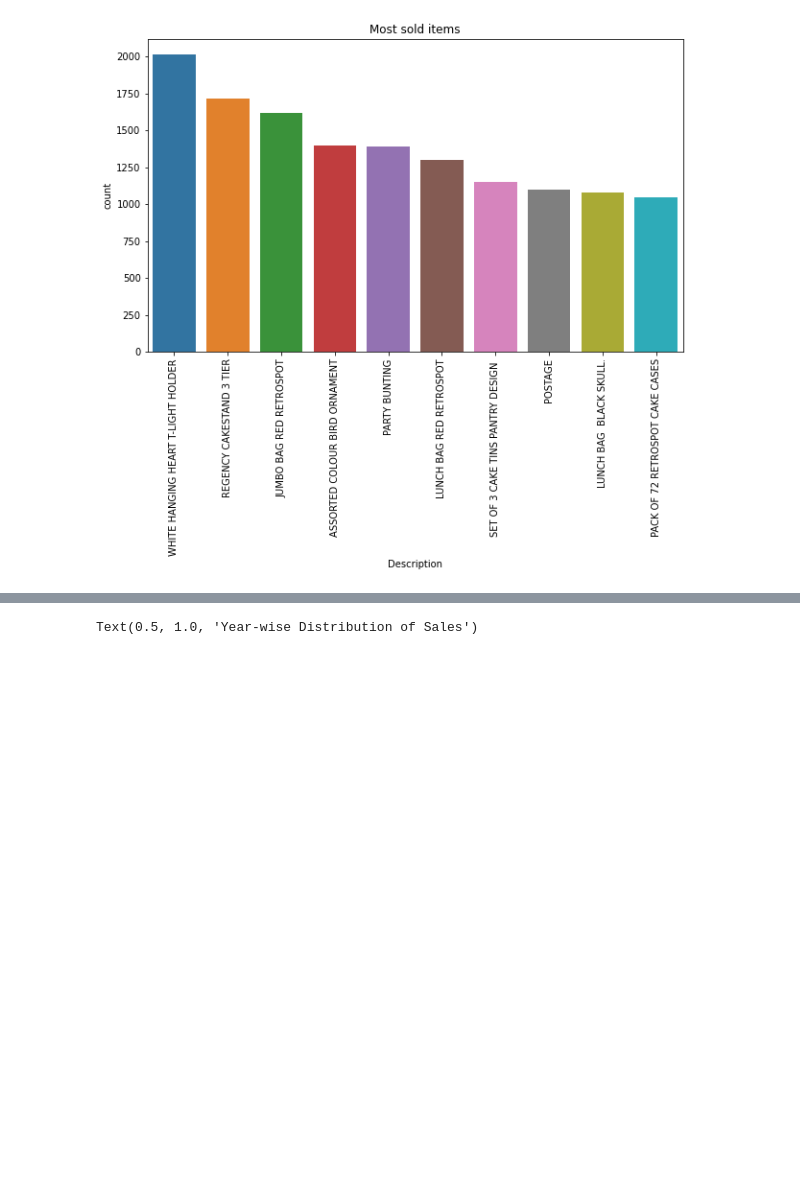
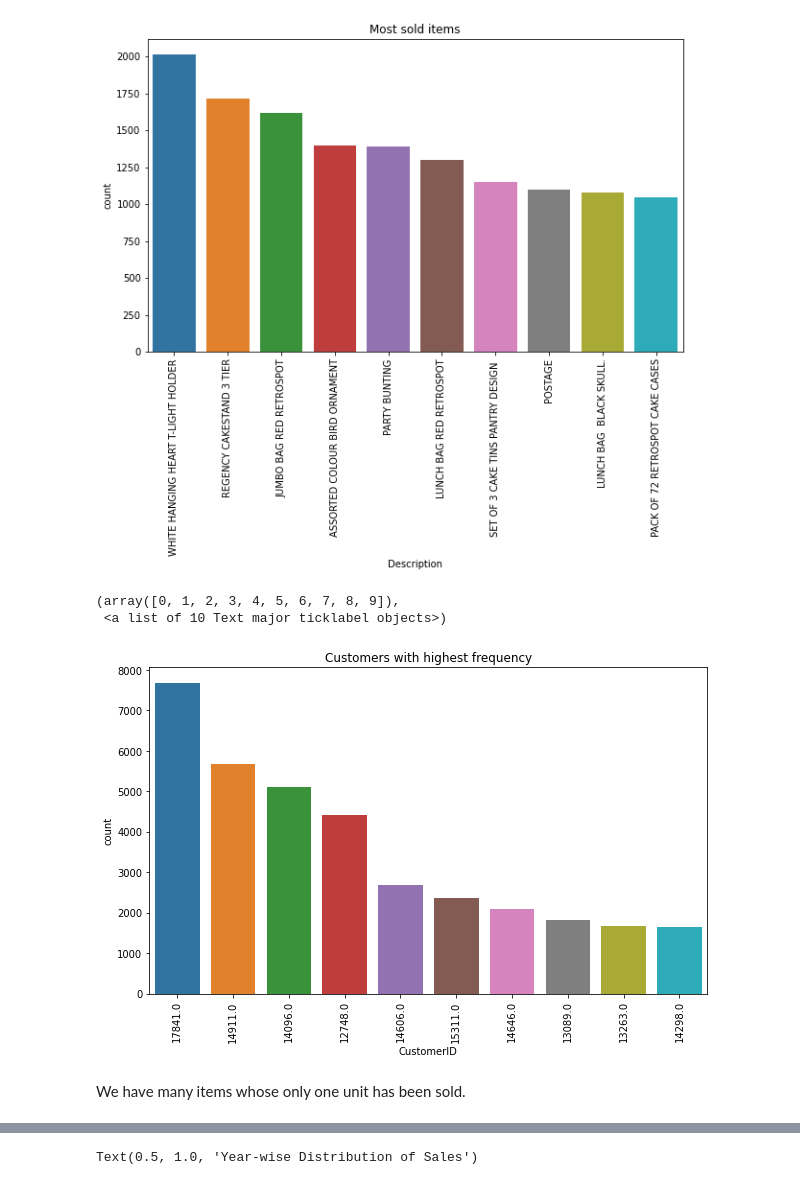
Before and after one commit to shreesha2304/Online-Retail-Customer-Segmentation, a Jupyter notebook: Online_Retail_Customer_Segmentation_Capstone_Project.ipynb, the cells around one changed output, grey strips where cells are left out. Drawn from its saved outputs; the diff is of its cells as text; code cells hidden in the pictures; blank space fills up the shorter version.

```diff
--- a/Online_Retail_Customer_Segmentation_Capstone_Project.ipynb
+++ b/Online_Retail_Customer_Segmentation_Capstone_Project.ipynb
@@ -218,3 +228,12 @@ plt.xticks(rotation=90)
 (array([0, 1, 2, 3, 4, 5, 6, 7, 8, 9]),
  <a list of 10 Text major ticklabel objects>)
 [figure]
+# %%
+plt.figure(figsize=(10,6))
+sns.countplot(x='CustomerID', data=df, order=df['CustomerID'].value_counts().iloc[:10].index)
+plt.title("Customers with highest frequency")
+plt.xticks(rotation=90)
+# %% [output]
+(array([0, 1, 2, 3, 4, 5, 6, 7, 8, 9]),
+ <a list of 10 Text major ticklabel objects>)
+[figure, added]
@@ -221,3 +245,5 @@ plt.xticks(rotation=90)
+# %% [markdown]
+ We have many items whose only one unit has been sold.
 # %%
 #for our further analysis, we will breakdown the InvoiceDate into different parts
 df['year']=df['InvoiceDate'].dt.year  #extracting year
```
Also changed, not shown: parts of 11 cells of this notebook.
